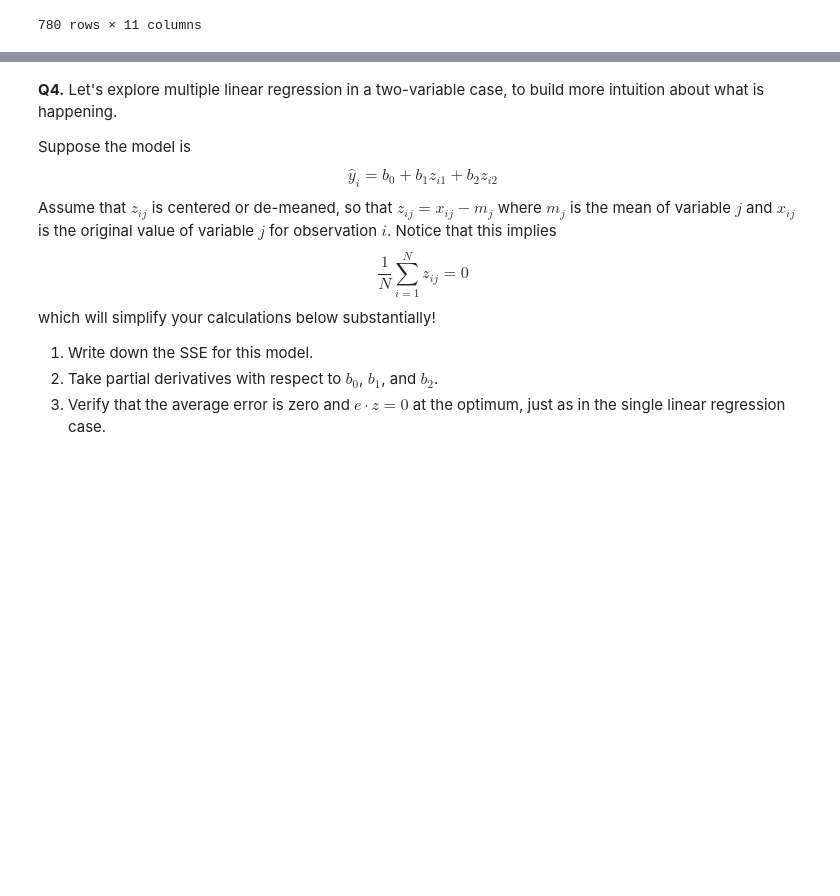
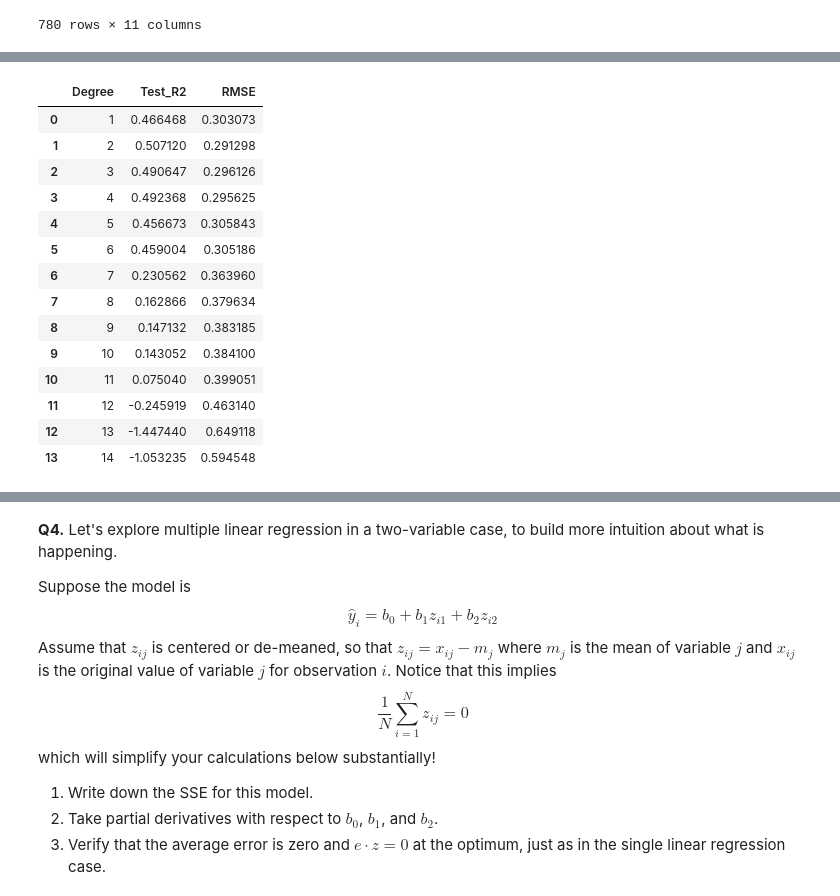
Before and after one commit to btw257-ui/linear_models, a Jupyter notebook: assignment/assignment.ipynb, the cells around one changed output, grey strips where cells are left out. Cells and saved outputs as stored; diff of their text form; code cells hidden in the pictures; blank space fills up the shorter version.

```diff
--- a/assignment/assignment.ipynb
+++ b/assignment/assignment.ipynb
@@ -310,0 +393,41 @@ reg_car = LinearRegression(fit_intercept=True).fit(car_train[['Make_Year','Milea
+# %%
+from sklearn.preprocessing import PolynomialFeatures
+
+
+results = []
+
+for d in range(1, 15):  # Testing degrees 1 through 5
+    poly = PolynomialFeatures(degree=d, include_bias=False)
+    car_train_poly = poly.fit_transform(car_train_num)
+    car_test_poly = poly.transform(car_test_num)
+
+    model = LinearRegression().fit(car_train_poly, car_y_train)
+
+    train_pred = model.predict(car_train_poly)
+    test_pred = model.predict(car_test_poly)
+
+    test_r2 = model.score(car_test_poly,car_y_test)
+    test_rmse = np.sqrt(np.mean((model.predict(car_test_poly)-car_y_test)**2))
+
+    results.append({'Degree': d, 'Test_R2': test_r2, 'RMSE': test_rmse})
+
+poly_summary = pd.DataFrame(results)
+poly_summary
+#The Test_R^2 goes negative at the 12th degree
+#The best model is the 2nd degree model, but it still performs worse than the numerical + categorical
+# %% [output]
+|  | Degree | Test_R2 | RMSE |
+| 0 | 1 | 0.466468 | 0.303073 |
+| 1 | 2 | 0.507120 | 0.291298 |
+| 2 | 3 | 0.490647 | 0.296126 |
+| 3 | 4 | 0.492368 | 0.295625 |
+| 4 | 5 | 0.456673 | 0.305843 |
+| 5 | 6 | 0.459004 | 0.305186 |
+| 6 | 7 | 0.230562 | 0.363960 |
+| 7 | 8 | 0.162866 | 0.379634 |
+| 8 | 9 | 0.147132 | 0.383185 |
+| 9 | 10 | 0.143052 | 0.384100 |
+| 10 | 11 | 0.075040 | 0.399051 |
+| 11 | 12 | -0.245919 | 0.463140 |
+| 12 | 13 | -1.447440 | 0.649118 |
+| 13 | 14 | -1.053235 | 0.594548 |
```
Also changed, not shown: parts of 5 cells of this notebook.
